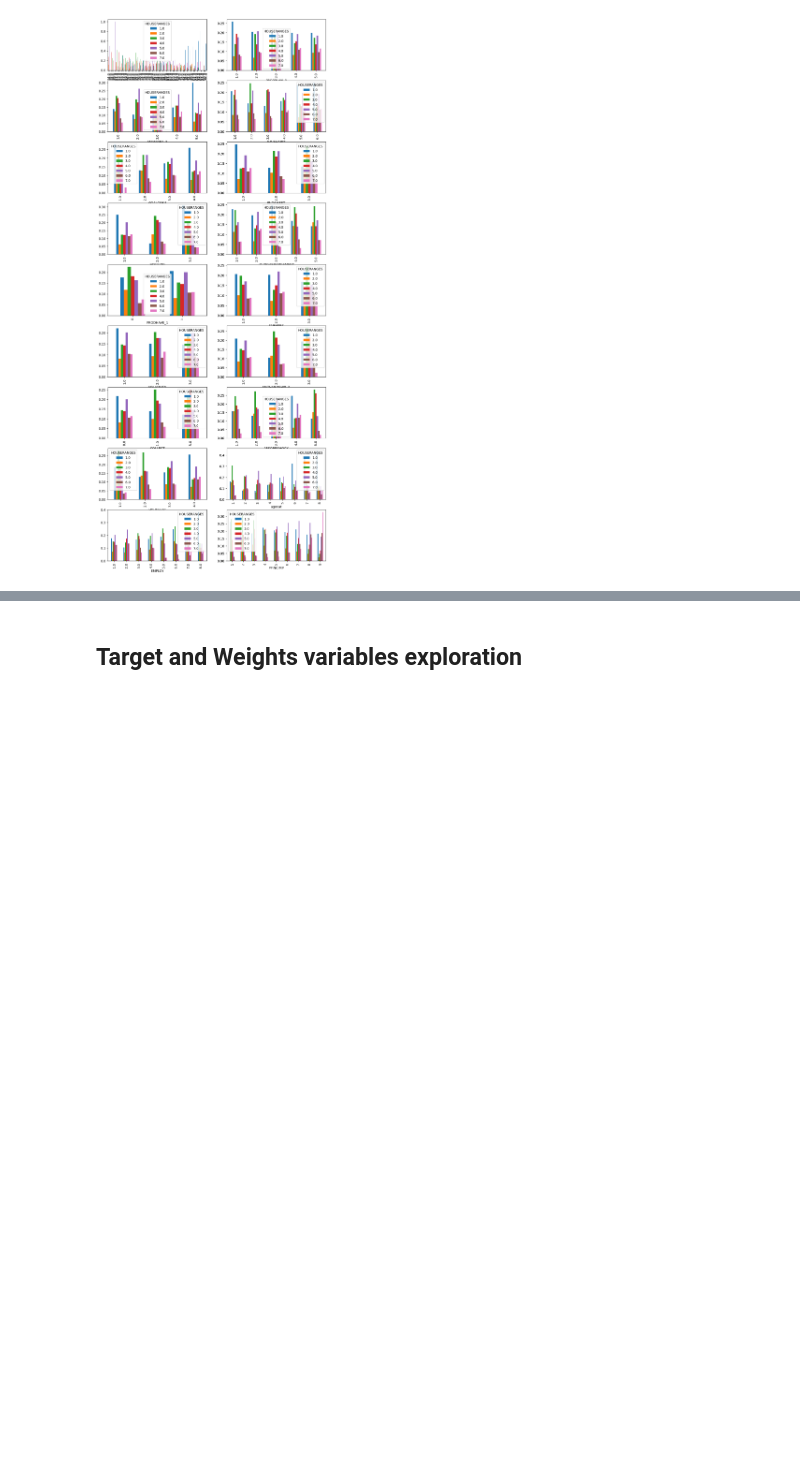
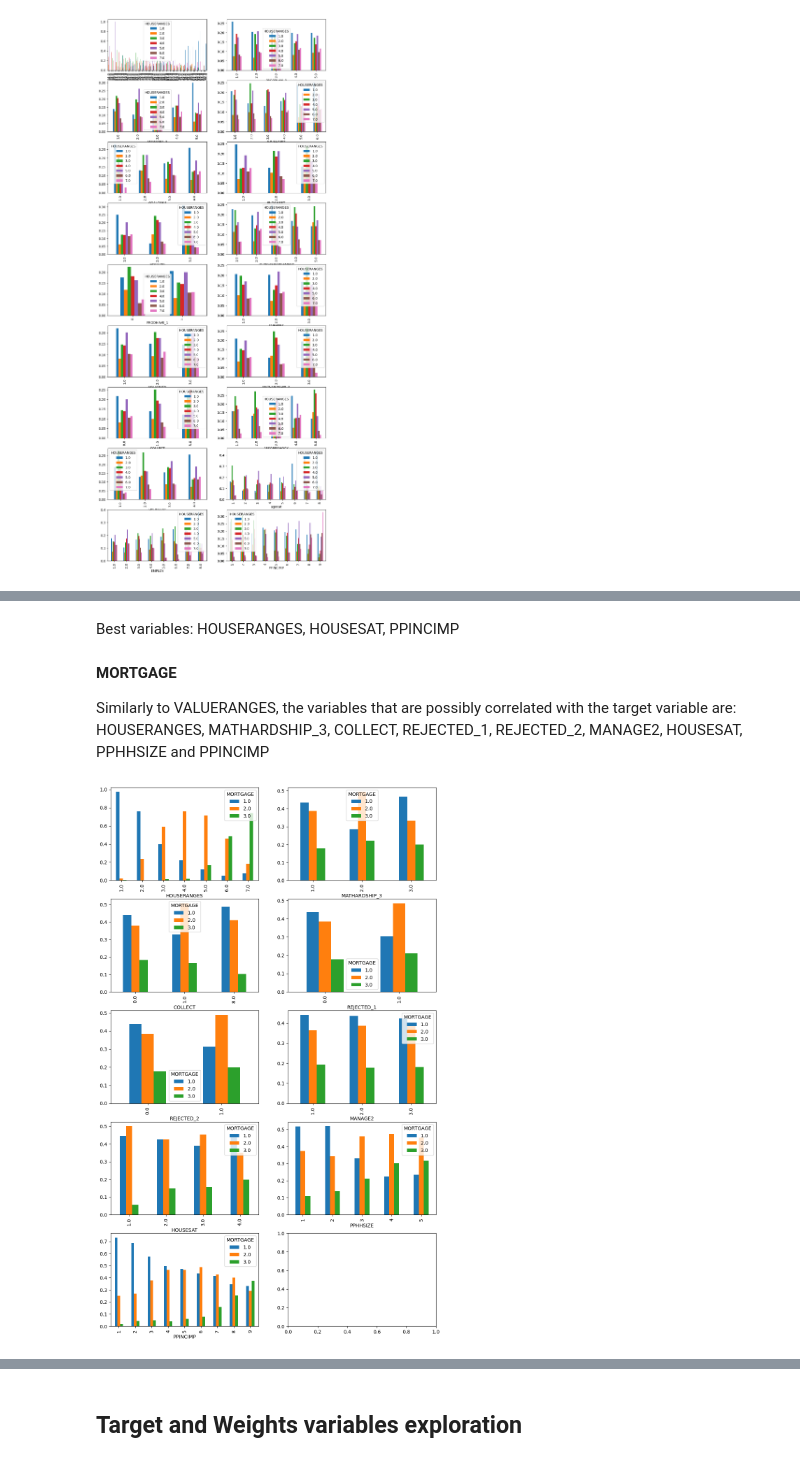
Before and after one commit to inesmcm26/ims_grant, a Jupyter notebook: data_exploration.ipynb, the cells around one changed output, grey strips where cells are left out. Drawn from its saved outputs; the diff is of its cells as text; code cells hidden in the pictures; blank space fills up the shorter version.

```diff
--- a/data_exploration.ipynb
+++ b/data_exploration.ipynb
@@ -790,0 +477,16 @@ Best variables: FWBscore, COLLECT, ABSORBSCHOCK, HOSUING, GOALCONF, MANAGE1_3, E
+# %% [markdown]
+Best variables: HOUSERANGES, HOUSESAT, PPINCIMP
+# %% [markdown]
+__MORTGAGE__
+
+Similarly to VALUERANGES, the variables that are possibly correlated with the target variable are: HOUSERANGES, MATHARDSHIP_3, COLLECT, REJECTED_1, REJECTED_2, MANAGE2, HOUSESAT, PPHHSIZE and PPINCIMP
+# %%
+valid_data = data[data['MORTGAGE'] != -2]
+
+fig, axs = plt.subplots(5, 2, figsize=(12, 20))
+
+feats = ['HOUSERANGES', 'MATHARDSHIP_3', 'COLLECT', 'REJECTED_1', 'REJECTED_2', 'MANAGE2', 'HOUSESAT', 'PPHHSIZE', 'PPINCIMP']
+for i in range(1, 10):
+    valid_data.groupby(feats[i - 1])['MORTGAGE'].value_counts(normalize = True).unstack().plot.bar(ax = axs[(i - 1 )// 2, (i-1) % 2])
+# %% [output]
+[figure, added]
```
Also changed, not shown: parts of 83 cells of this notebook, 1 other file.
